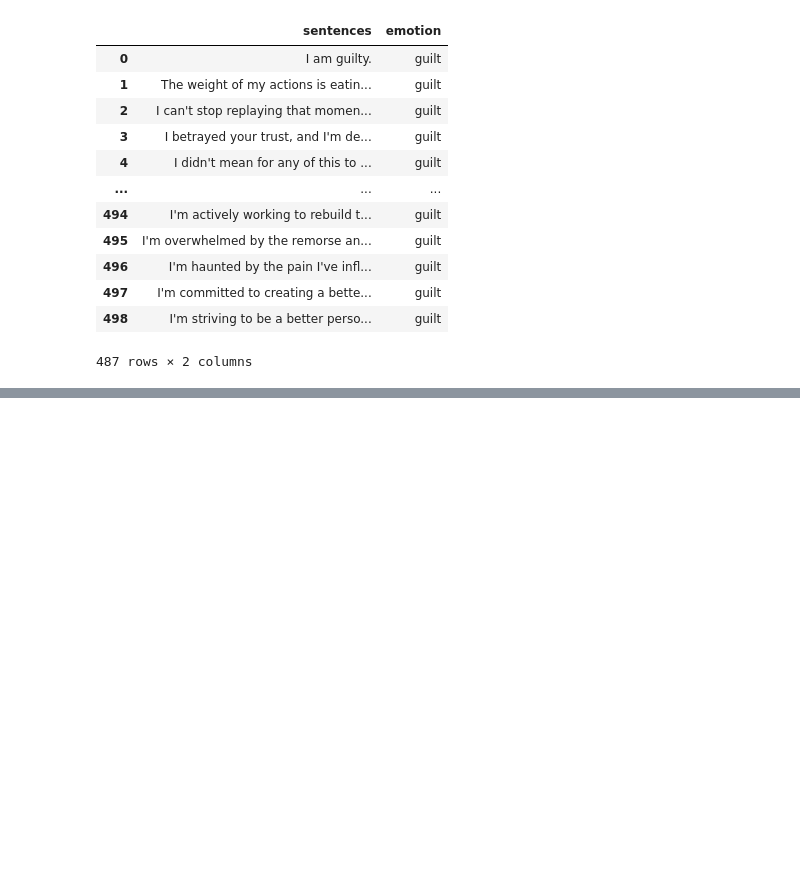
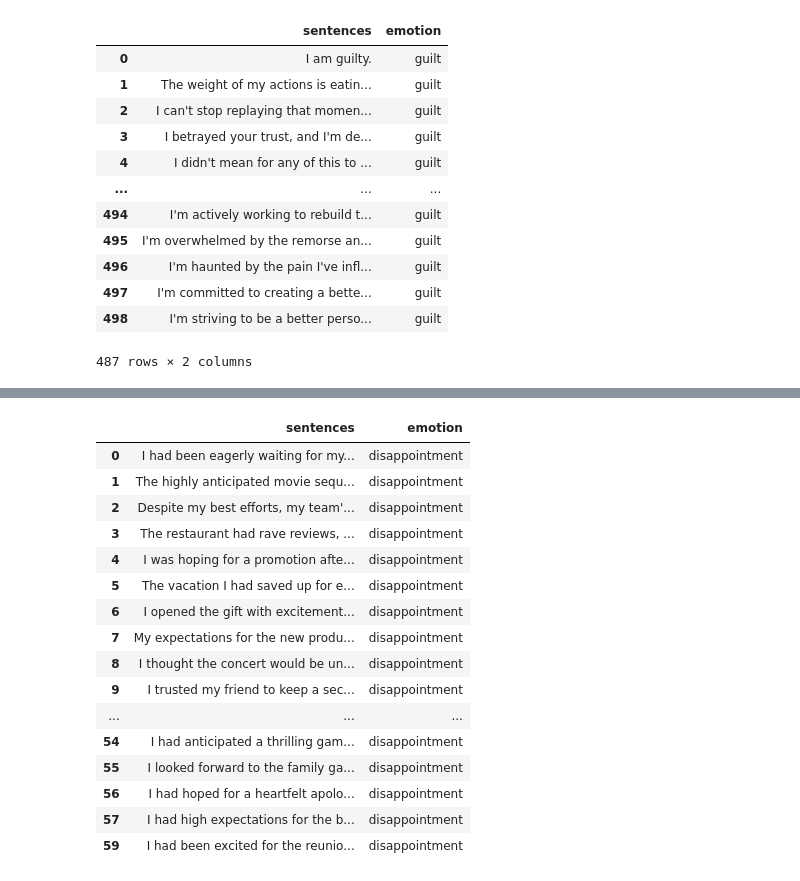
Before and after one commit to shivam-gupta12/sentence-emotion-analysis-model--psyaa, a Jupyter notebook: new_dataset.ipynb, the cells around one changed output, grey strips where cells are left out. Drawn from its saved outputs; the diff is of its cells as text; code cells hidden in the pictures; blank space fills up the shorter version.

```diff
--- a/new_dataset.ipynb
+++ b/new_dataset.ipynb
@@ -805,0 +2386,8 @@ Name: emotion, dtype: int64
+# %%
+dffff = pd.DataFrame(data = disappointment_dict)
+
+dffff['sentences'] = dffff['disappointment']
+dffff.drop(columns='disappointment' , inplace=True)
+dffff['emotion'] = 'disappointment'
+
+dffff
@@ -805,0 +2408,22 @@ Name: emotion, dtype: int64
+# %%
+dffff.drop_duplicates(inplace=True)
+# %%
+dffff
+# %% [output]
+|  | sentences | emotion |
+| 0 | I had been eagerly waiting for my... | disappointment |
+| 1 | The highly anticipated movie sequ... | disappointment |
+| 2 | Despite my best efforts, my team'... | disappointment |
+| 3 | The restaurant had rave reviews, ... | disappointment |
+| 4 | I was hoping for a promotion afte... | disappointment |
+| 5 | The vacation I had saved up for e... | disappointment |
+| 6 | I opened the gift with excitement... | disappointment |
+| 7 | My expectations for the new produ... | disappointment |
+| 8 | I thought the concert would be un... | disappointment |
+| 9 | I trusted my friend to keep a sec... | disappointment |
+| ... | ... | ... |
+| 54 | I had anticipated a thrilling gam... | disappointment |
+| 55 | I looked forward to the family ga... | disappointment |
+| 56 | I had hoped for a heartfelt apolo... | disappointment |
+| 57 | I had high expectations for the b... | disappointment |
+| 59 | I had been excited for the reunio... | disappointment |
```
Also changed, not shown: parts of 17 cells of this notebook, 2 other files.
